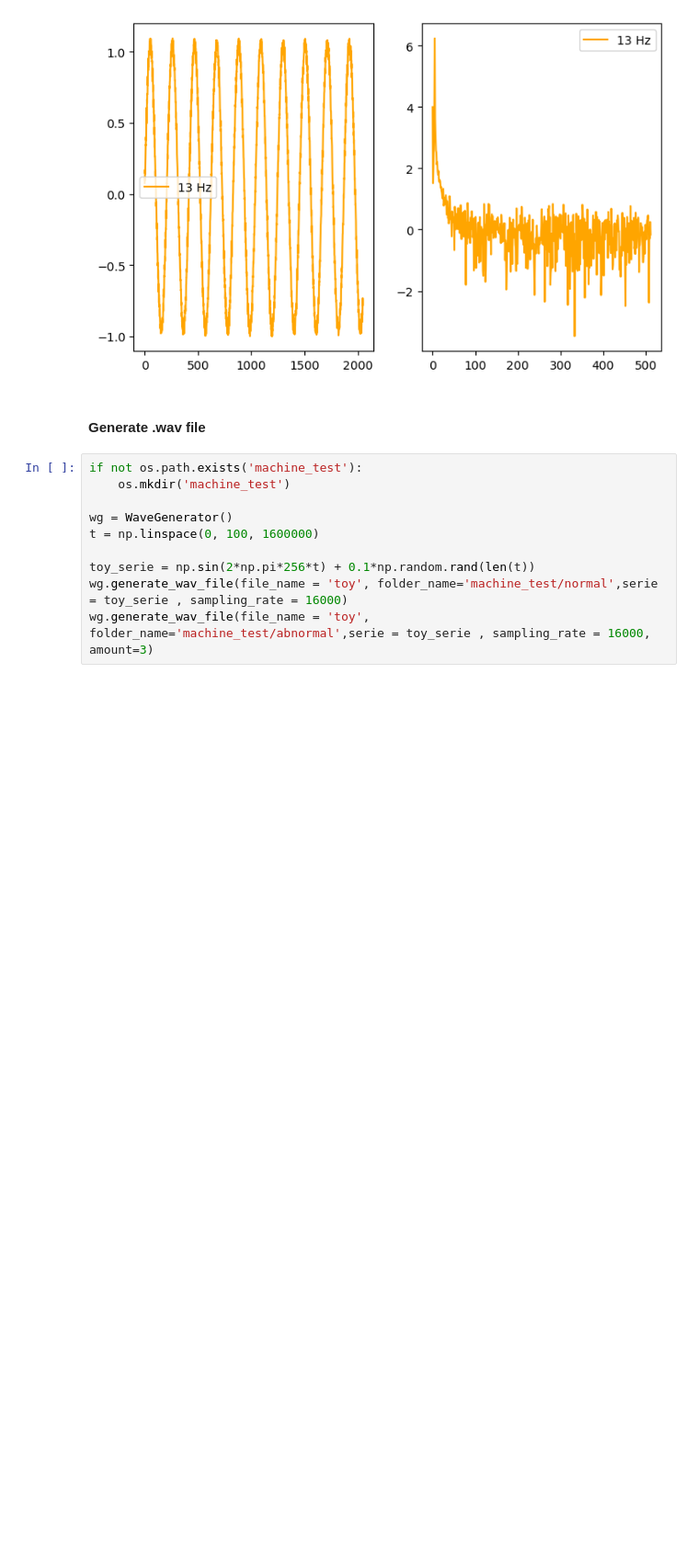
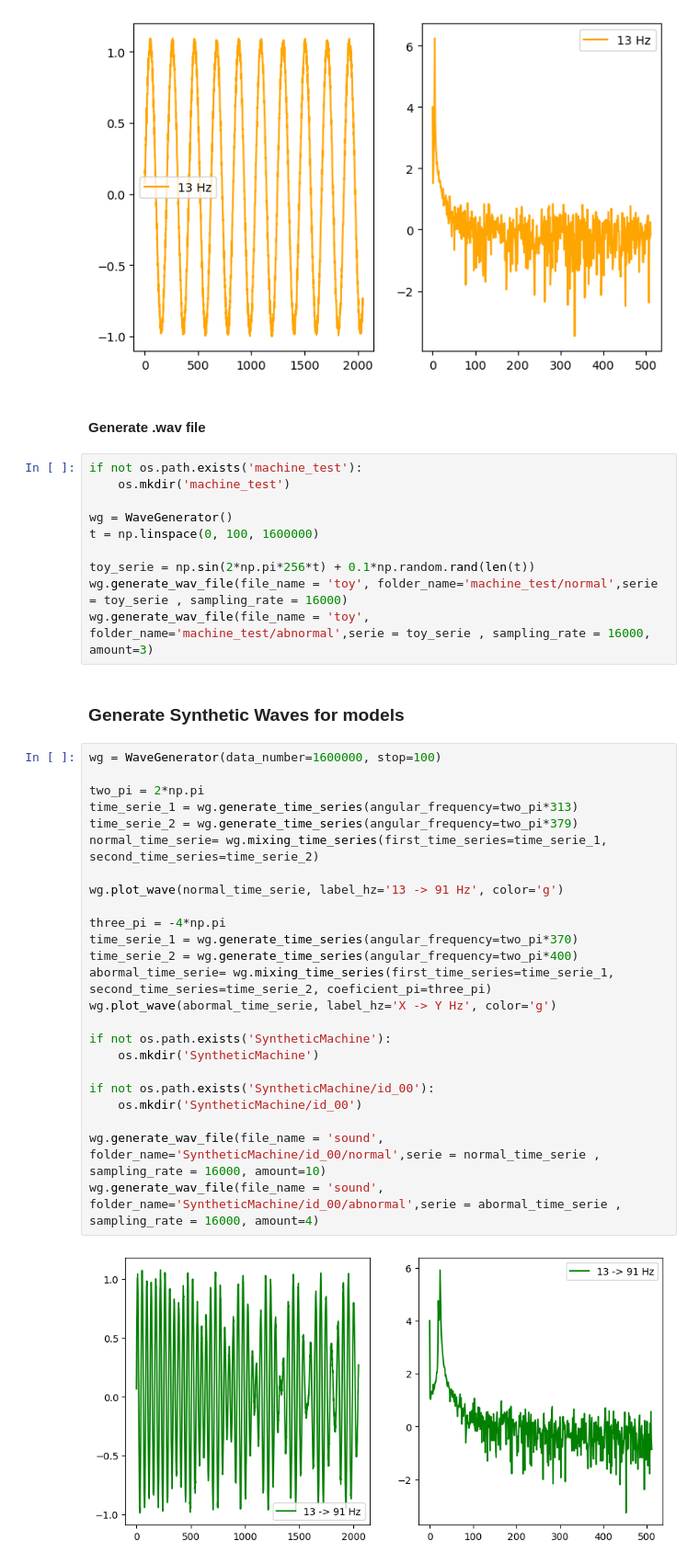
Before and after one commit to CristoferSilva/SyntheticTimeSeriesDataset, a Jupyter notebook: syntheticWaveDataset.ipynb, the cells around one changed output. Shown at 92% size. Cells and saved outputs as stored; diff of their text form; blank space fills up the shorter version.

Commit message:
Create SyntheticMachine data

```diff
--- a/syntheticWaveDataset.ipynb
+++ b/syntheticWaveDataset.ipynb
@@ -50,3 +50,31 @@ t = np.linspace(0, 100, 1600000)
 toy_serie = np.sin(2*np.pi*256*t) + 0.1*np.random.rand(len(t))
 wg.generate_wav_file(file_name = 'toy', folder_name='machine_test/normal',serie = toy_serie , sampling_rate = 16000)
 wg.generate_wav_file(file_name = 'toy', folder_name='machine_test/abnormal',serie = toy_serie , sampling_rate = 16000, amount=3)
+# %% [markdown]
+### Generate Synthetic Waves for models
+# %%
+wg = WaveGenerator(data_number=1600000, stop=100)
+
+two_pi = 2*np.pi
+time_serie_1 = wg.generate_time_series(angular_frequency=two_pi*313)
+time_serie_2 = wg.generate_time_series(angular_frequency=two_pi*379)
+normal_time_serie= wg.mixing_time_series(first_time_series=time_serie_1, second_time_series=time_serie_2)
+
+wg.plot_wave(normal_time_serie, label_hz='13 -> 91 Hz', color='g')
+
+three_pi = -4*np.pi
+time_serie_1 = wg.generate_time_series(angular_frequency=two_pi*370)
+time_serie_2 = wg.generate_time_series(angular_frequency=two_pi*400)
+abormal_time_serie= wg.mixing_time_series(first_time_series=time_serie_1, second_time_series=time_serie_2, coeficient_pi=three_pi)
+wg.plot_wave(abormal_time_serie, label_hz='X -> Y Hz', color='g')
+
+if not os.path.exists('SyntheticMachine'):
+    os.mkdir('SyntheticMachine')
+
+if not os.path.exists('SyntheticMachine/id_00'):
+    os.mkdir('SyntheticMachine/id_00')
+
+wg.generate_wav_file(file_name = 'sound', folder_name='SyntheticMachine/id_00/normal',serie = normal_time_serie , sampling_rate = 16000, amount=10)
+wg.generate_wav_file(file_name = 'sound', folder_name='SyntheticMachine/id_00/abnormal',serie = abormal_time_serie , sampling_rate = 16000, amount=4)
+# %% [output]
+[figure, added]
```
Also changed, not shown: parts of 2 cells of this notebook, 15 other files.
